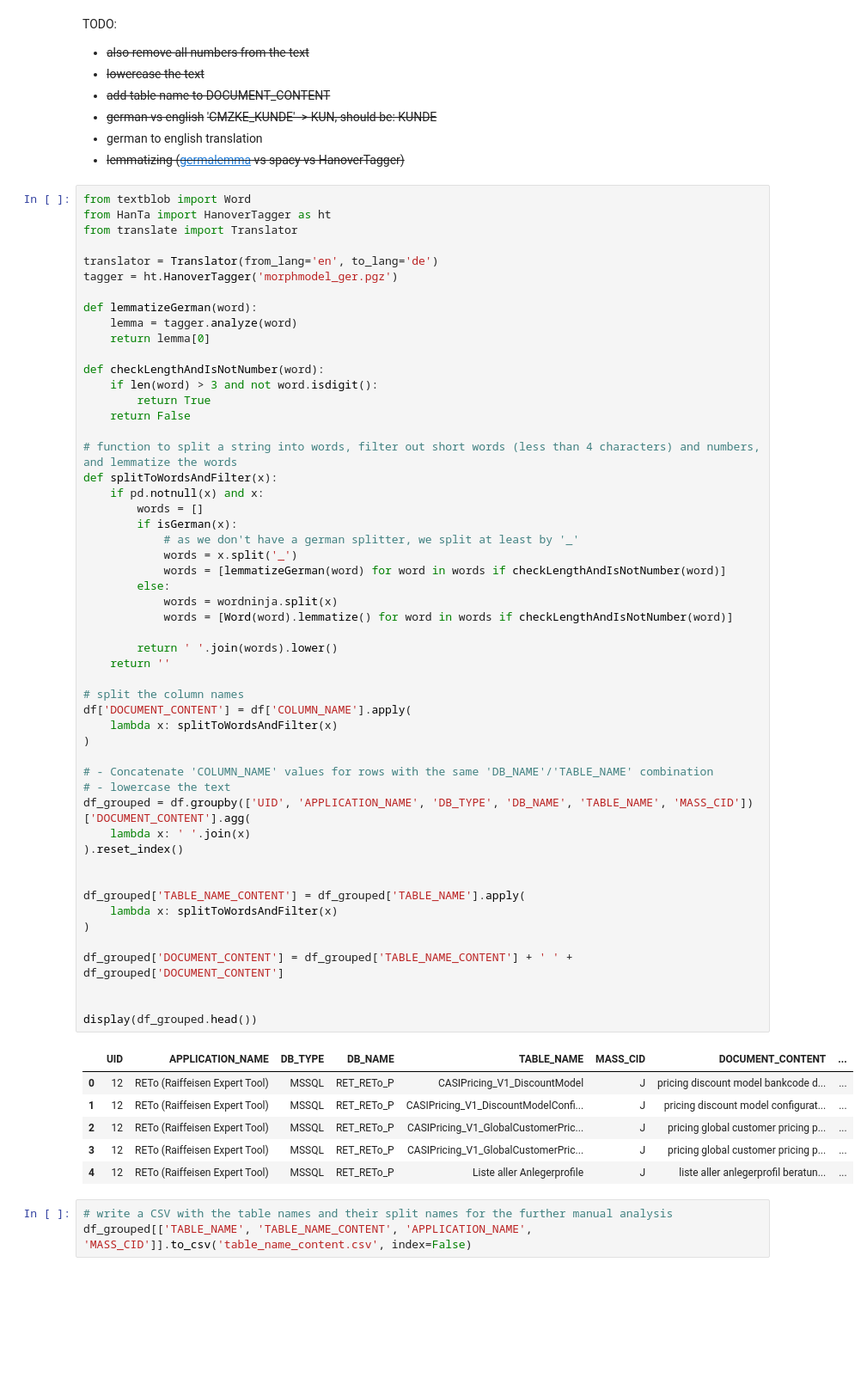
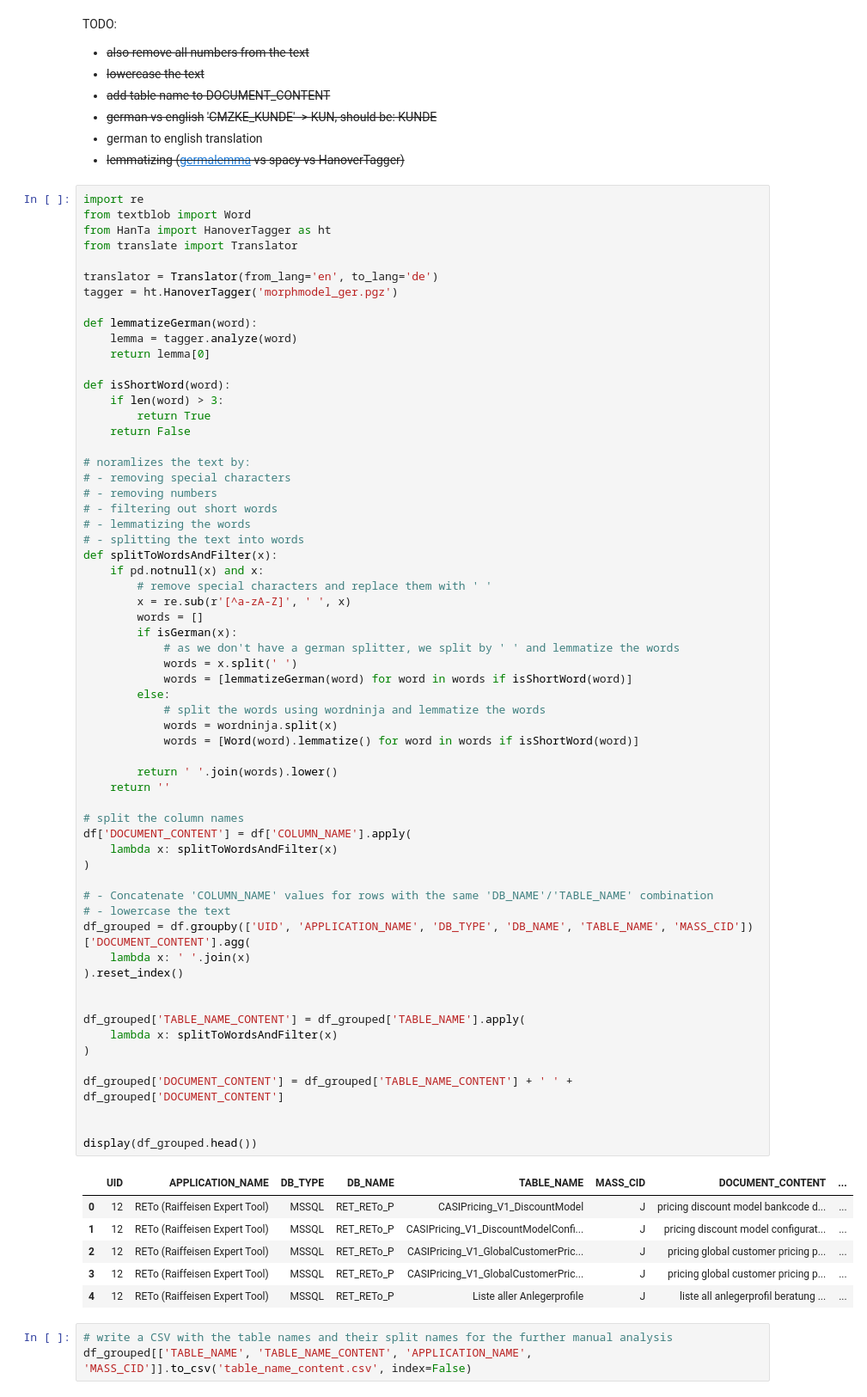
Before and after one commit to imod/ml_ta, a Jupyter notebook: rai_db_clustering.ipynb, the cells around one changed output. Shown at 86% size. Saved outputs shown, nothing was run; the diff lists cells and outputs as text; blank space fills up the shorter version.

```diff
--- a/rai_db_clustering.ipynb
+++ b/rai_db_clustering.ipynb
@@ -296,6 +290,7 @@ TODO:
 - german to english translation
 - ~~lemmatizing ([germalemma](https://github.com/WZBSocialScienceCenter/germalemma) vs spacy vs HanoverTagger)~~
 # %%
+import re
 from textblob import Word
 from HanTa import HanoverTagger as ht
 from translate import Translator
@@ -307,53 +302,61 @@ def lemmatizeGerman(word):
     lemma = tagger.analyze(word)
     return lemma[0]
 
-def checkLengthAndIsNotNumber(word):
-    if len(word) > 3 and not word.isdigit():
+def isShortWord(word):
+    if len(word) > 3:
         return True
     return False
 
-# function to split a string into words, filter out short words (less than 4 characters) and numbers, and lemmatize the words
+# noramlizes the text by:
+# - removing special characters
+# - removing numbers
+# - filtering out short words
+# - lemmatizing the words
+# - splitting the text into words
 def splitToWordsAndFilter(x):
     if pd.notnull(x) and x:
+        # remove special characters and replace them with ' '
+        x = re.sub(r'[^a-zA-Z]', ' ', x)
         words = []
         if isGerman(x):
-            # as we don't have a german splitter, we split at least by '_'
-            words = x.split('_')
-            words = [lemmatizeGerman(word) for word in words if checkLengthAndIsNotNumber(word)]
+            # as we don't have a german splitter, we split by ' ' and lemmatize the words
+            words = x.split(' ')
+            words = [lemmatizeGerman(word) for word in words if isShortWord(word)]
         else:
+            # split the words using wordninja and lemmatize the words
             words = wordninja.split(x)
-            words = [Word(word).lemmatize() for word in words if checkLengthAndIsNotNumber(word)]
+            words = [Word(word).lemmatize() for word in words if isShortWord(word)]
 
         return ' '.join(words).lower()
     return ''
 
 # split the column names
 df['DOCUMENT_CONTENT'] = df['COLUMN_NAME'].apply(
     lambda x: splitToWordsAndFilter(x)
 )
 
 # - Concatenate 'COLUMN_NAME' values for rows with the same 'DB_NAME'/'TABLE_NAME' combination
 # - lowercase the text
 df_grouped = df.groupby(['UID', 'APPLICATION_NAME', 'DB_TYPE', 'DB_NAME', 'TABLE_NAME', 'MASS_CID'])['DOCUMENT_CONTENT'].agg(
     lambda x: ' '.join(x)
 ).reset_index()
 
 
 df_grouped['TABLE_NAME_CONTENT'] = df_grouped['TABLE_NAME'].apply(
     lambda x: splitToWordsAndFilter(x)
 )
 
 df_grouped['DOCUMENT_CONTENT'] = df_grouped['TABLE_NAME_CONTENT'] + ' ' + df_grouped['DOCUMENT_CONTENT']
 
 
 display(df_grouped.head())
 # %% [output]
 |  | UID | APPLICATION_NAME | DB_TYPE | DB_NAME | TABLE_NAME | MASS_CID | DOCUMENT_CONTENT | ... |
 | 0 | 12 | RETo (Raiffeisen Expert Tool) | MSSQL | RET_RETo_P | CASIPricing_V1_DiscountModel | J | pricing discount model bankcode d... | ... |
 | 1 | 12 | RETo (Raiffeisen Expert Tool) | MSSQL | RET_RETo_P | CASIPricing_V1_DiscountModelConfi... | J | pricing discount model configurat... | ... |
 | 2 | 12 | RETo (Raiffeisen Expert Tool) | MSSQL | RET_RETo_P | CASIPricing_V1_GlobalCustomerPric... | J | pricing global customer pricing p... | ... |
 | 3 | 12 | RETo (Raiffeisen Expert Tool) | MSSQL | RET_RETo_P | CASIPricing_V1_GlobalCustomerPric... | J | pricing global customer pricing p... | ... |
-| 4 | 12 | RETo (Raiffeisen Expert Tool) | MSSQL | RET_RETo_P | Liste aller Anlegerprofile | J | liste aller anlegerprofil beratun... | ... |
+| 4 | 12 | RETo (Raiffeisen Expert Tool) | MSSQL | RET_RETo_P | Liste aller Anlegerprofile | J | liste all anlegerprofil beratung ... | ... |
 # %%
 # write a CSV with the table names and their split names for the further manual analysis
 df_grouped[['TABLE_NAME', 'TABLE_NAME_CONTENT', 'APPLICATION_NAME', 'MASS_CID']].to_csv('table_name_content.csv', index=False)
```
Also changed, not shown: parts of 9 cells of this notebook, 1 other file.
